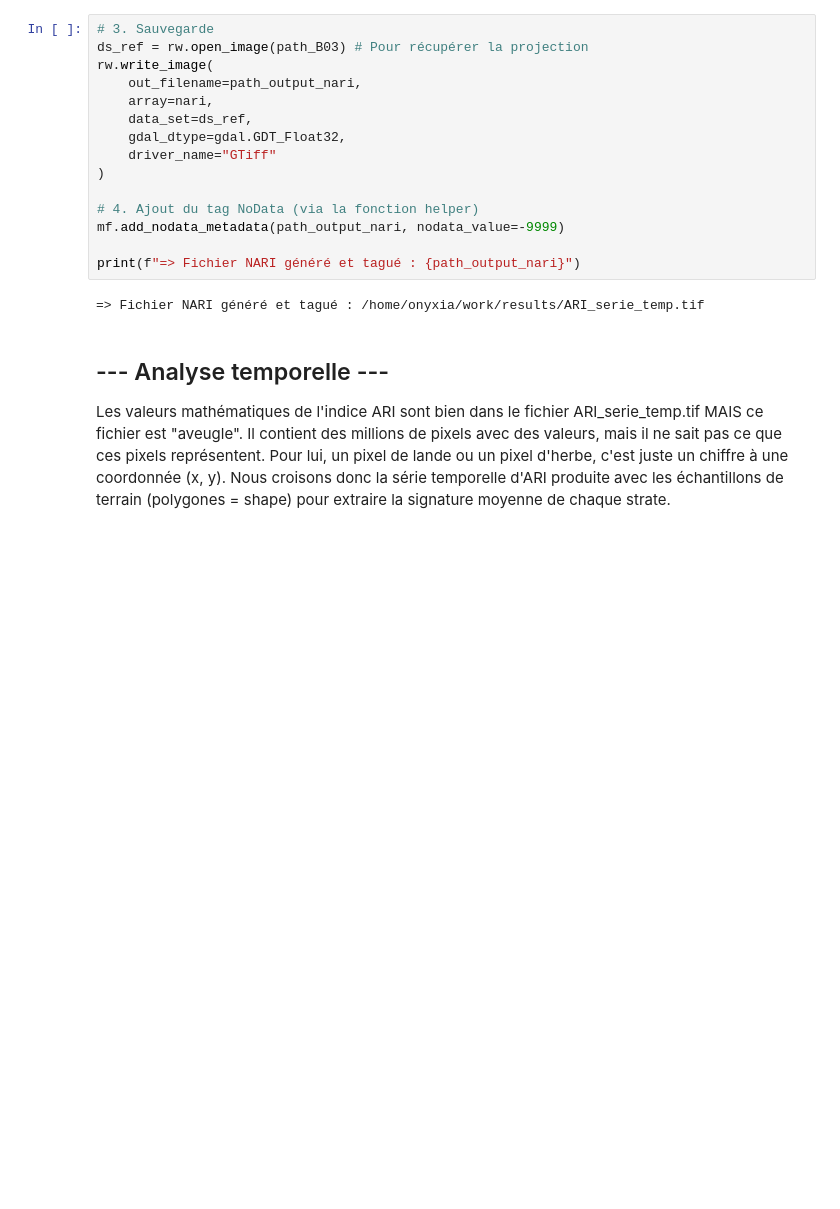
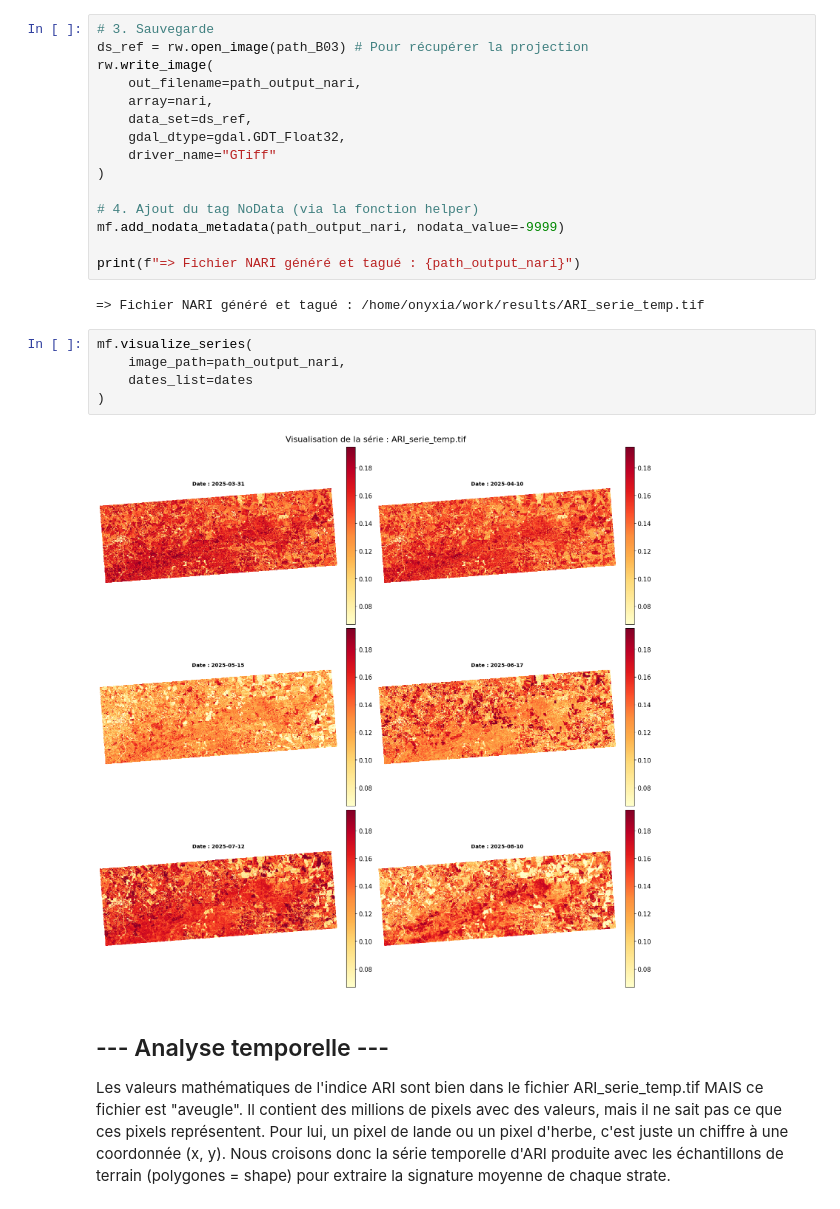
Before and after one commit to maximebrs/projet_telea_IBRES, a Jupyter notebook: projet_telea_IBRES_Maxime.ipynb, the cells around one changed output. Saved outputs shown, nothing was run; the diff lists cells and outputs as text; blank space fills up the shorter version.

Commit message:
Mise en place d'une fonction pour visualiser les cartes de ARI

```diff
--- a/projet_telea_IBRES_Maxime.ipynb
+++ b/projet_telea_IBRES_Maxime.ipynb
@@ -235,6 +242,13 @@ mf.add_nodata_metadata(path_output_nari, nodata_value=-9999)
 print(f"=> Fichier NARI généré et tagué : {path_output_nari}")
 # %% [output]
 => Fichier NARI généré et tagué : /home/onyxia/work/results/ARI_serie_temp.tif
+# %%
+mf.visualize_series(
+    image_path=path_output_nari,
+    dates_list=dates
+)
+# %% [output]
+[figure, added]
 # %% [markdown]
 ## --- Analyse temporelle ---
 
```
Also changed, not shown: parts of 15 cells of this notebook, 1 other file.
